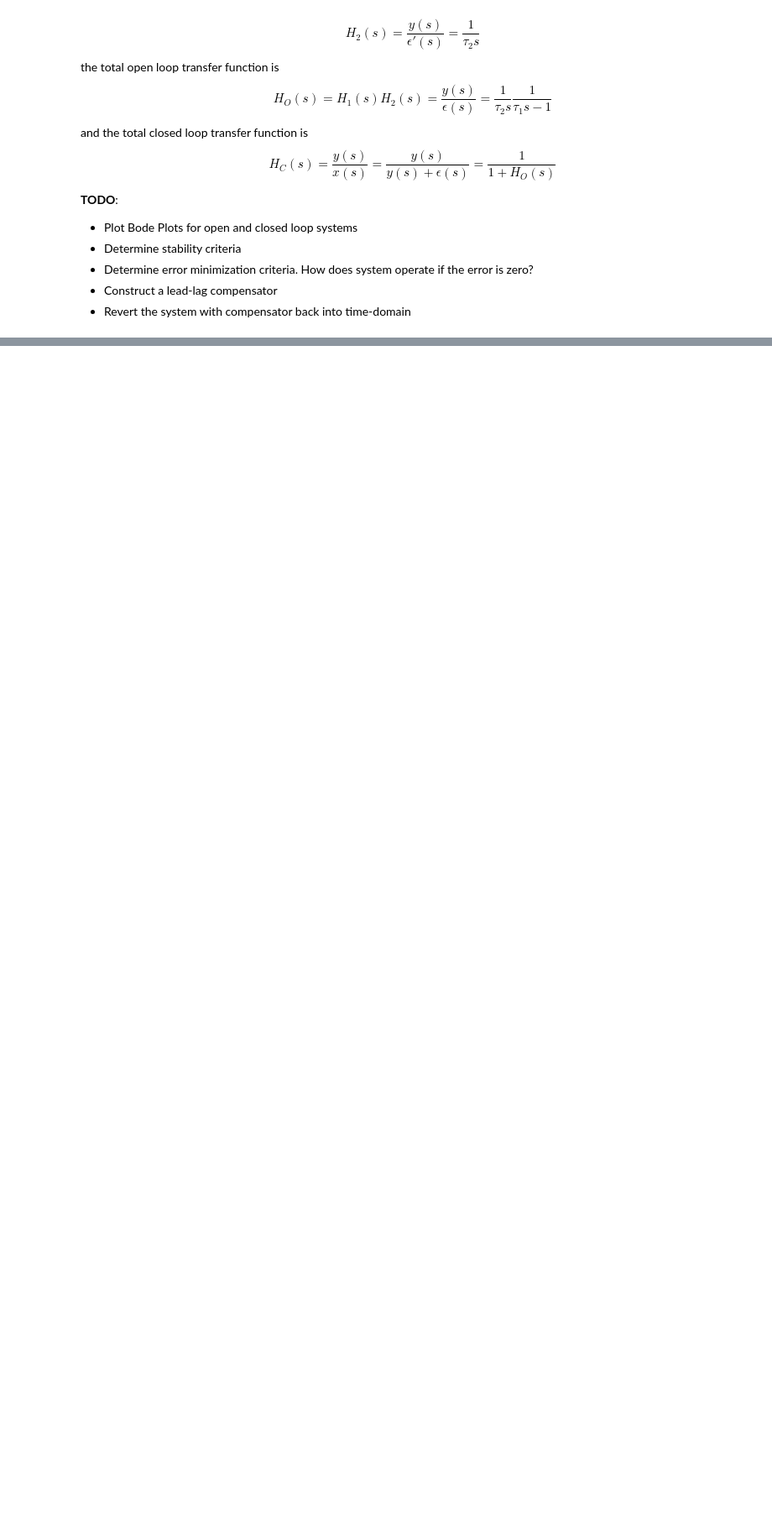
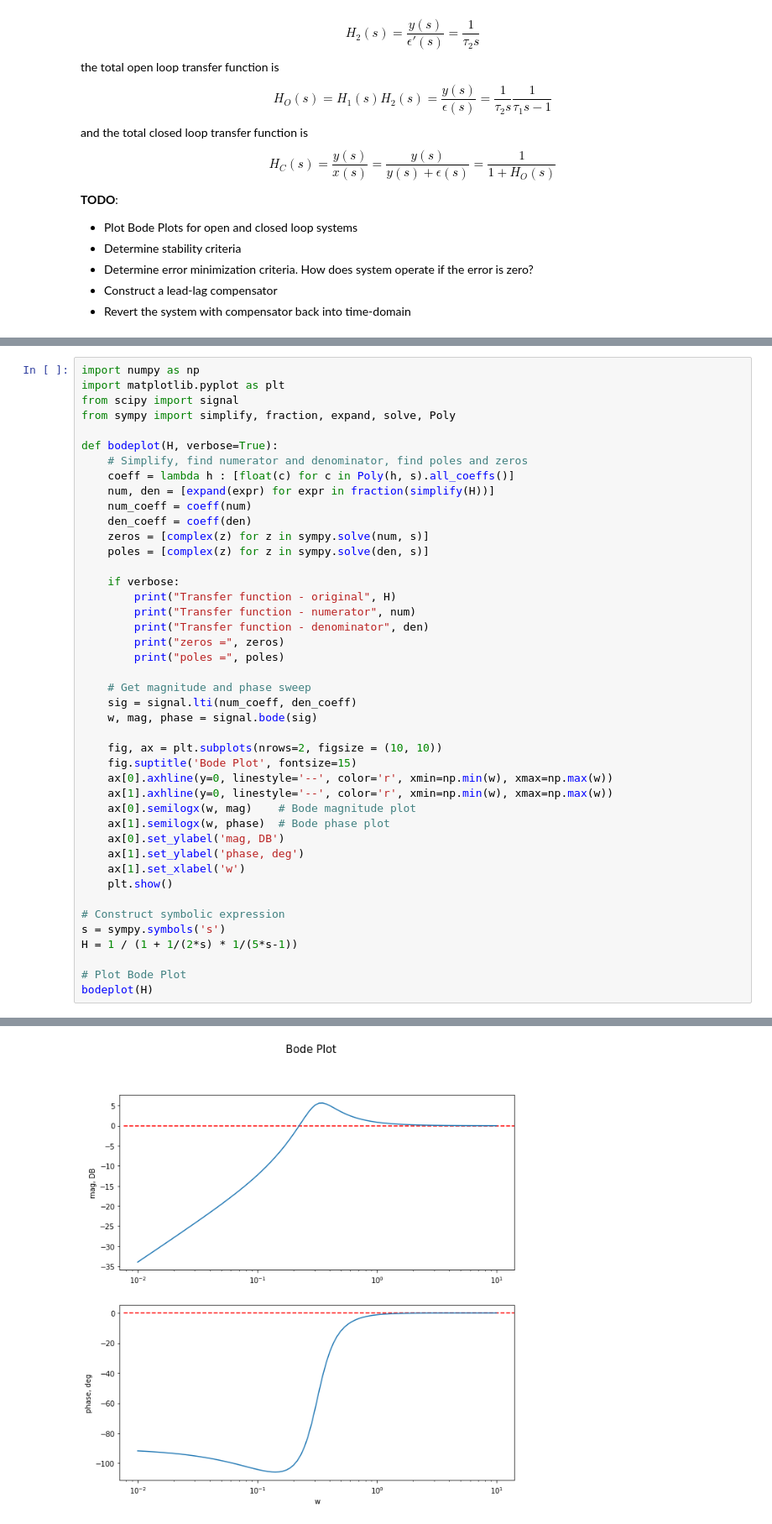
Before and after one commit to aleksejs-fomins/snippets-data-analysis, a Jupyter notebook: python/signal-processing/control_theory/stability.ipynb, the cells around one changed output, grey strips where cells are left out. Shown at 84% size. Saved outputs shown, nothing was run; the diff lists cells and outputs as text; blank space fills up the shorter version.

```diff
--- a/python/signal-processing/control_theory/stability.ipynb
+++ b/python/signal-processing/control_theory/stability.ipynb
@@ -77,0 +69,44 @@ plt.show()
+# %%
+import numpy as np
+import matplotlib.pyplot as plt
+from scipy import signal
+from sympy import simplify, fraction, expand, solve, Poly
+
+def bodeplot(H, verbose=True):
+    # Simplify, find numerator and denominator, find poles and zeros
+    coeff = lambda h : [float(c) for c in Poly(h, s).all_coeffs()]
+    num, den = [expand(expr) for expr in fraction(simplify(H))]
+    num_coeff = coeff(num)
+    den_coeff = coeff(den)
+    zeros = [complex(z) for z in sympy.solve(num, s)]
+    poles = [complex(z) for z in sympy.solve(den, s)]
+
+    if verbose:
+        print("Transfer function - original", H)
+        print("Transfer function - numerator", num)
+        print("Transfer function - denominator", den)
+        print("zeros =", zeros)
+        print("poles =", poles)
+
+    # Get magnitude and phase sweep
+    sig = signal.lti(num_coeff, den_coeff)
+    w, mag, phase = signal.bode(sig)
+
+    fig, ax = plt.subplots(nrows=2, figsize = (10, 10))
+    fig.suptitle('Bode Plot', fontsize=15)
+    ax[0].axhline(y=0, linestyle='--', color='r', xmin=np.min(w), xmax=np.max(w))
+    ax[1].axhline(y=0, linestyle='--', color='r', xmin=np.min(w), xmax=np.max(w))
+    ax[0].semilogx(w, mag)    # Bode magnitude plot
+    ax[1].semilogx(w, phase)  # Bode phase plot
+    ax[0].set_ylabel('mag, DB')
+    ax[1].set_ylabel('phase, deg')
+    ax[1].set_xlabel('w')
+    plt.show()
+
+# Construct symbolic expression
+s = sympy.symbols('s')
+H = 1 / (1 + 1/(2*s) * 1/(5*s-1))
+
+# Plot Bode Plot
+bodeplot(H)
+# %% [output]
@@ -77,0 +118 @@ plt.show()
+[figure, added]
```
Also changed, not shown: parts of 2 cells of this notebook.
